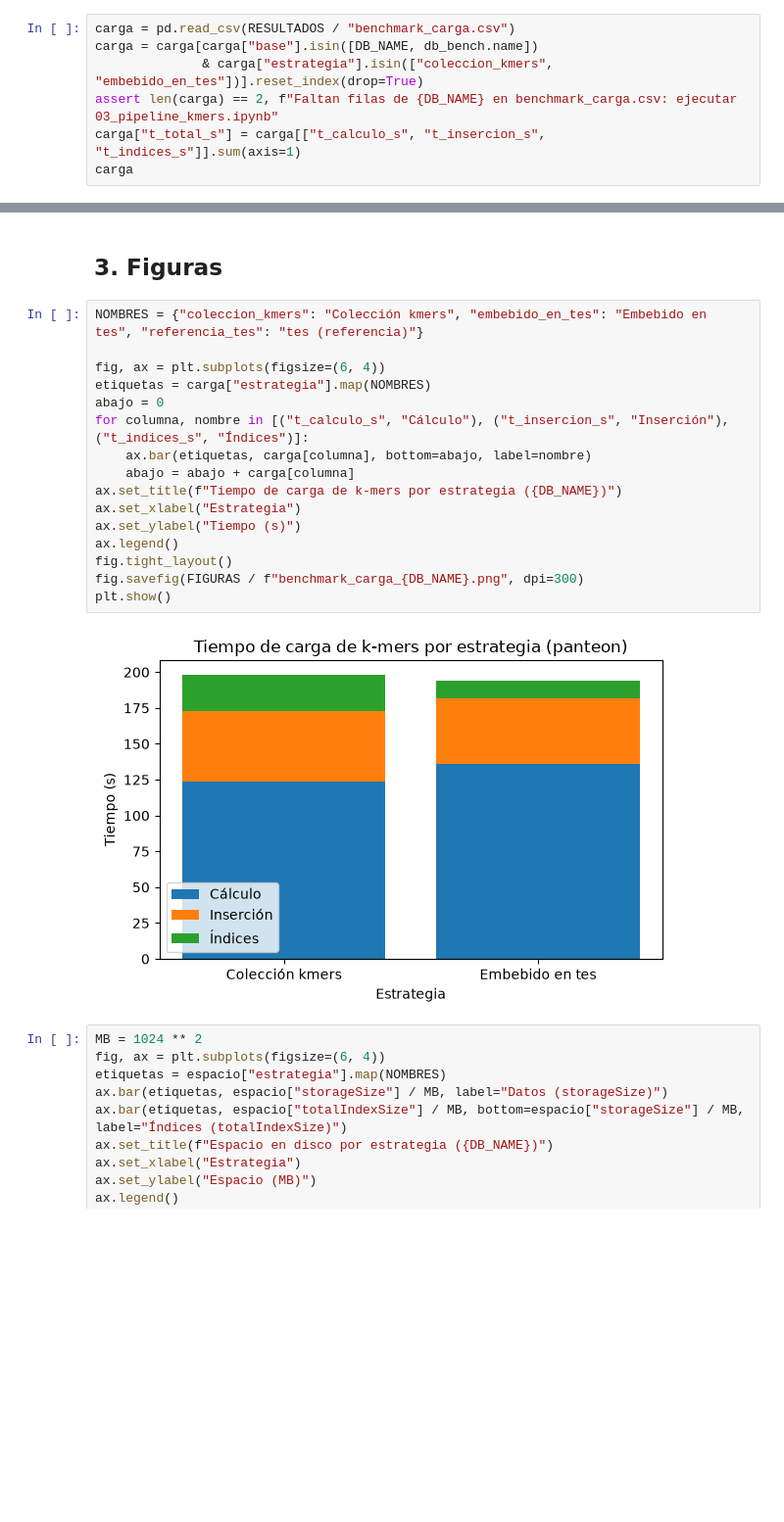
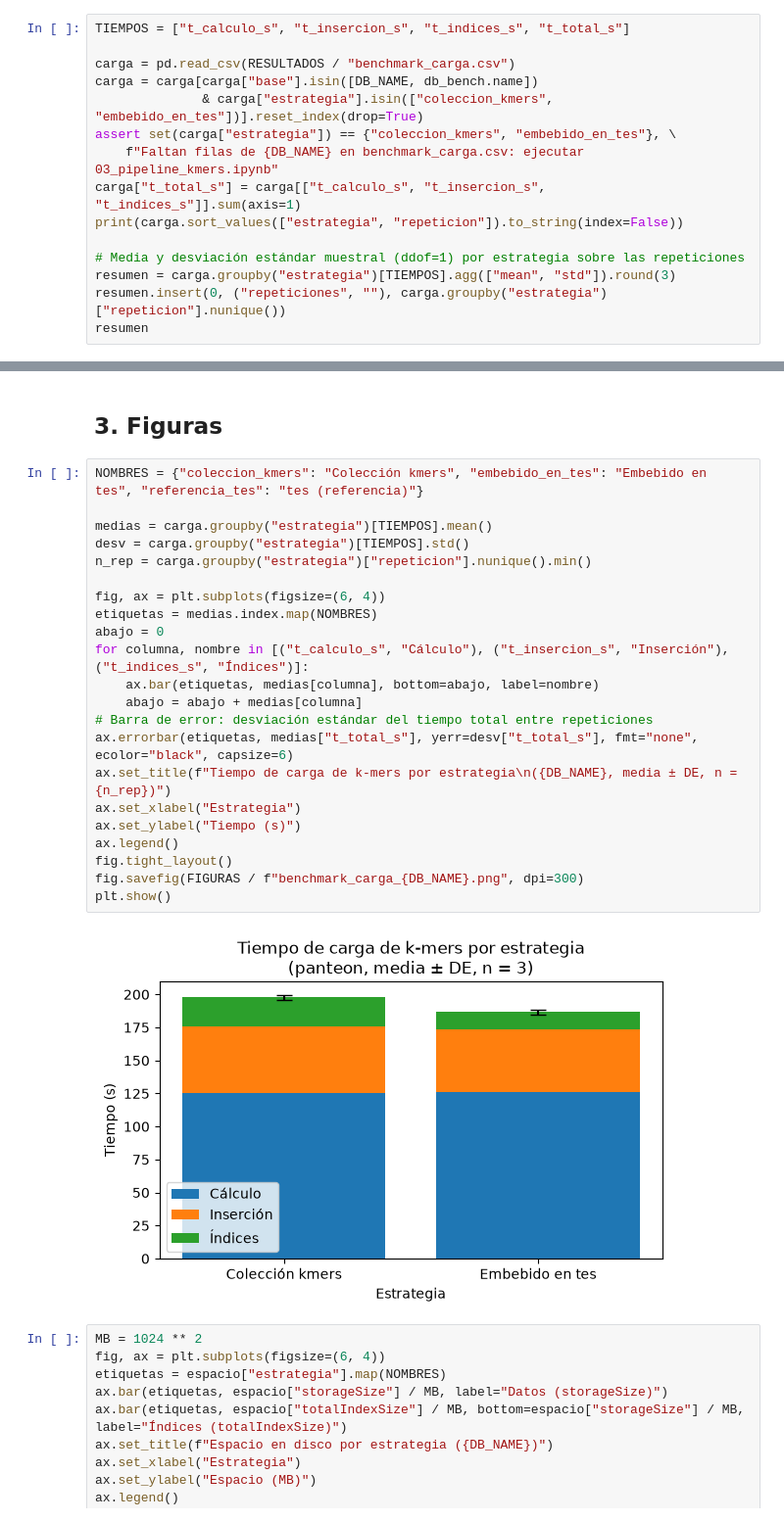
Before and after one commit to ThomasToro/transposable-elements-db, a Jupyter notebook: notebooks/06_benchmark_carga_espacio.ipynb, the cells around one changed output, grey strips where cells are left out. Shown at 98% size. Drawn from its saved outputs; the diff is of its cells as text; blank space fills up the shorter version.

Commit message:
Benchmark final de carga y espacio: 3 repeticiones con validación en ambas estrategias, dumps regenerados

```diff
--- a/notebooks/06_benchmark_carga_espacio.ipynb
+++ b/notebooks/06_benchmark_carga_espacio.ipynb
@@ -30,10 +59,18 @@ db_bench = client[f"{DB_NAME}_bench"]
 # %% [markdown]
 ## 1. Tiempos de carga
 # %%
+TIEMPOS = ["t_calculo_s", "t_insercion_s", "t_indices_s", "t_total_s"]
+
 carga = pd.read_csv(RESULTADOS / "benchmark_carga.csv")
 carga = carga[carga["base"].isin([DB_NAME, db_bench.name])
               & carga["estrategia"].isin(["coleccion_kmers", "embebido_en_tes"])].reset_index(drop=True)
-assert len(carga) == 2, f"Faltan filas de {DB_NAME} en benchmark_carga.csv: ejecutar 03_pipeline_kmers.ipynb"
+assert set(carga["estrategia"]) == {"coleccion_kmers", "embebido_en_tes"}, \
+    f"Faltan filas de {DB_NAME} en benchmark_carga.csv: ejecutar 03_pipeline_kmers.ipynb"
 carga["t_total_s"] = carga[["t_calculo_s", "t_insercion_s", "t_indices_s"]].sum(axis=1)
-carga
+print(carga.sort_values(["estrategia", "repeticion"]).to_string(index=False))
+
+# Media y desviación estándar muestral (ddof=1) por estrategia sobre las repeticiones
+resumen = carga.groupby("estrategia")[TIEMPOS].agg(["mean", "std"]).round(3)
+resumen.insert(0, ("repeticiones", ""), carga.groupby("estrategia")["repeticion"].nunique())
+resumen
 # %% [output]
@@ -86,21 +132,27 @@ espacio.T
 # %%
 NOMBRES = {"coleccion_kmers": "Colección kmers", "embebido_en_tes": "Embebido en tes", "referencia_tes": "tes (referencia)"}
 
+medias = carga.groupby("estrategia")[TIEMPOS].mean()
+desv = carga.groupby("estrategia")[TIEMPOS].std()
+n_rep = carga.groupby("estrategia")["repeticion"].nunique().min()
+
 fig, ax = plt.subplots(figsize=(6, 4))
-etiquetas = carga["estrategia"].map(NOMBRES)
+etiquetas = medias.index.map(NOMBRES)
 abajo = 0
 for columna, nombre in [("t_calculo_s", "Cálculo"), ("t_insercion_s", "Inserción"), ("t_indices_s", "Índices")]:
-    ax.bar(etiquetas, carga[columna], bottom=abajo, label=nombre)
-    abajo = abajo + carga[columna]
-ax.set_title(f"Tiempo de carga de k-mers por estrategia ({DB_NAME})")
+    ax.bar(etiquetas, medias[columna], bottom=abajo, label=nombre)
+    abajo = abajo + medias[columna]
+# Barra de error: desviación estándar del tiempo total entre repeticiones
+ax.errorbar(etiquetas, medias["t_total_s"], yerr=desv["t_total_s"], fmt="none", ecolor="black", capsize=6)
+ax.set_title(f"Tiempo de carga de k-mers por estrategia\n({DB_NAME}, media ± DE, n = {n_rep})")
 ax.set_xlabel("Estrategia")
 ax.set_ylabel("Tiempo (s)")
 ax.legend()
 fig.tight_layout()
 fig.savefig(FIGURAS / f"benchmark_carga_{DB_NAME}.png", dpi=300)
 plt.show()
 # %% [output]
-[figure, old version]
+[figure, new version]
 # %%
 MB = 1024 ** 2
 fig, ax = plt.subplots(figsize=(6, 4))
```
Also changed, not shown: parts of 7 cells of this notebook, 7 other files.
